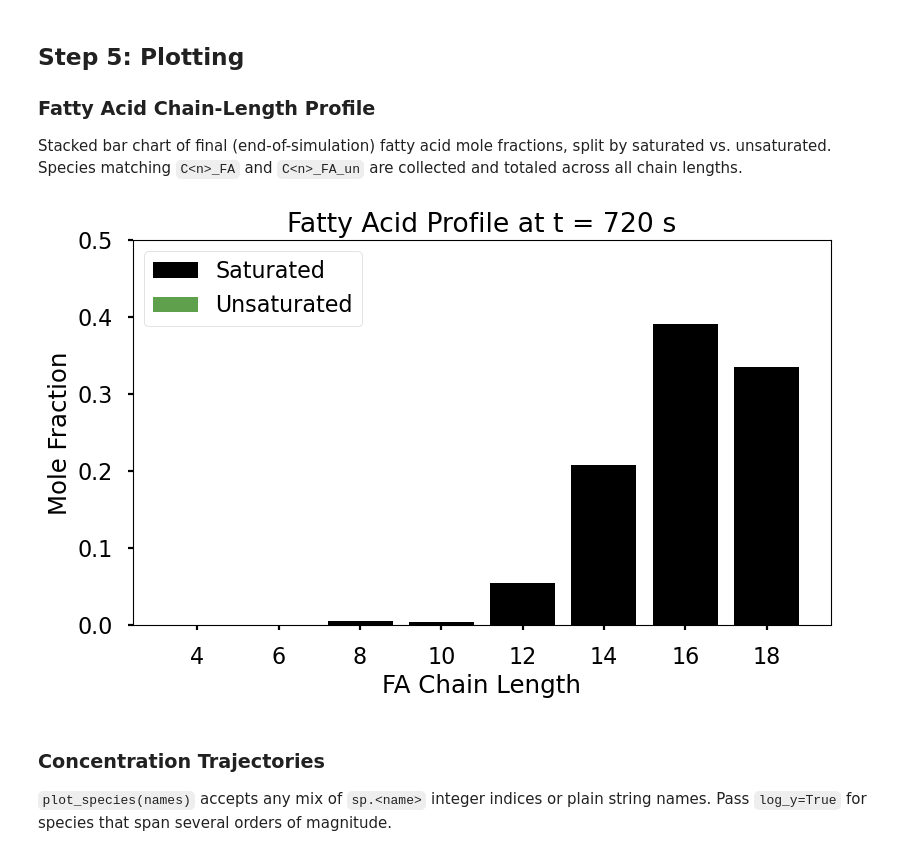
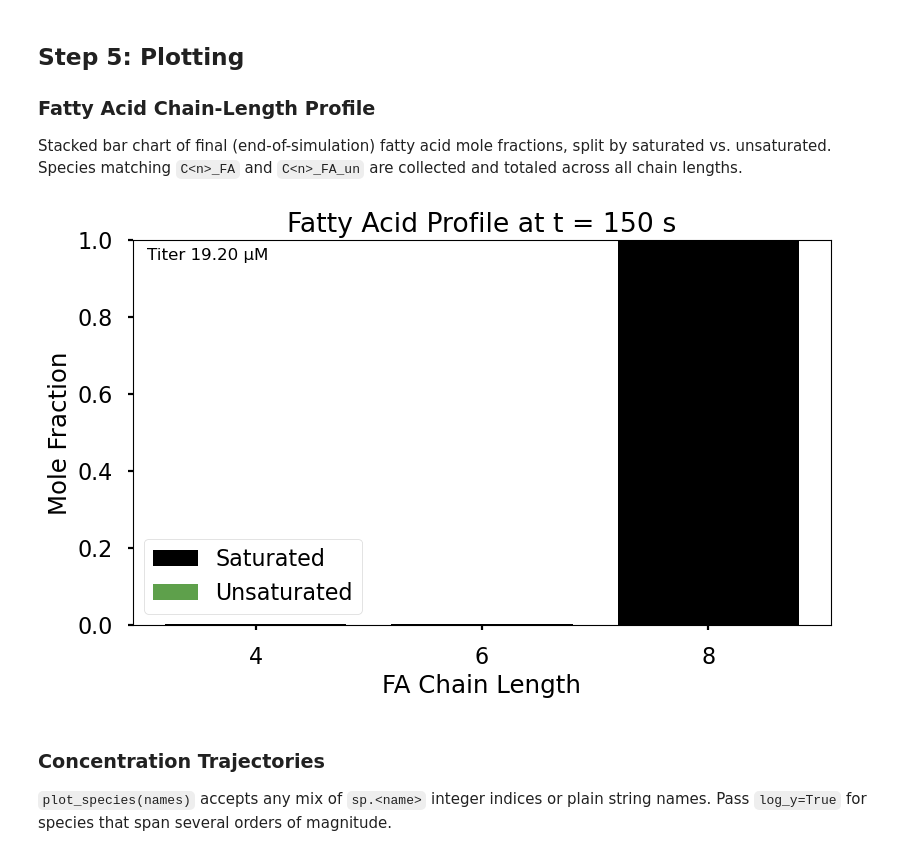
Before and after one commit to annette-thompson/bayesian-kinetic-model, a Jupyter notebook: Python Model/ODE Runner/run_model.ipynb, the cells around one changed output. Saved outputs shown, nothing was run; the diff lists cells and outputs as text; code cells hidden in the pictures.

```diff
--- a/Python Model/ODE Runner/run_model.ipynb
+++ b/Python Model/ODE Runner/run_model.ipynb
@@ -216,22 +233,23 @@ y0[sp.NADH]      = 1000.0
 
 # Enzymes (µM)
 enzyme_concs = {
-    sp.FabD: 1, sp.FabH: 1, sp.FabG: 1, sp.FabZ: 1,
-    sp.FabI: 1, sp.TesA: 10, sp.FabF: 1, sp.FabB: 1, sp.FabA: 1,
+    sp.FabD: 1, sp.FabH:  1, sp.FabG: 1, sp.FabZ: 1,
+    sp.FabI: 1, sp.TesA: 10, sp.FabA: 1, sp.FabB: 1, sp.FabF: 1,
 }
 for idx, conc in enzyme_concs.items():
     y0[idx] = float(conc)
 
+
 # Scaling group values - setting to 1 or 0 will leave parameters alone
 # depending on the scaling parameter (some are within expressions used to scale)
-SCALING_GROUPS = {
-    "a1": 1, "a2": 1, "a3": 1,
-    "b1": 1, "b2": 1, "b3": 1,
-    "c1": 1, "c2": 1, "c3": 1, "c4": 1,
-    "d1": 0, "d2": 0, "e": 1, # "f": 1,
-    "x1": 1, "x2": 1, "x3": 1, "x4": 1,
-}
-theta = set_scaling_group_values(theta, params, SCALING_GROUPS)
+# SCALING_GROUPS = {
+#     "a1": 1, "a2": 1, "a3": 1,
+#     "b1": 1, "b2": 1, "b3": 1,
+#     "c1": 1, "c2": 1, "c3": 1, "c4": 1,
+#     "d1": 0, "d2": 0, "e":  1, # "f":  1,
+#     "x1": 1, "x2": 1, "x3": 1, "x4": 1,
+# }
+# theta = set_scaling_group_values(theta, params, SCALING_GROUPS)
 # %% [markdown]
 ## Step 4: Solve ODEs
 
@@ -240,7 +258,7 @@ theta = set_scaling_group_values(theta, params, SCALING_GROUPS)
 
 The solver used is **Kvaerno5** — an implicit, stiff-safe 5th-order Runge–Kutta method with adaptive step size via a PID controller. Every accepted step is saved; trailing NaN padding is trimmed after solving. Time units are **seconds** internally.
 # %%
-def run_odes(time_range, y0, theta_run, max_steps=1_500, save_steps=True):
+def run_odes(time_range, y0, theta_run, max_steps=10_000, save_steps=True):
 
     sol = dfrx.diffeqsolve(
         dfrx.ODETerm(network),
@@ -250,7 +268,7 @@ def run_odes(time_range, y0, theta_run, max_steps=1_500, save_steps=True):
         args=theta_run,
         saveat=dfrx.SaveAt(steps=True) if save_steps else dfrx.SaveAt(t1=True),
         stepsize_controller=dfrx.PIDController(
-            rtol=1e-4, atol=1e-8, pcoeff=0.2, icoeff=0.4, dcoeff=0,
+            rtol=1e-5, atol=1e-7, pcoeff=0.4, icoeff=0.3, dcoeff=0,
         ),
         max_steps=max_steps,
         throw=False,
@@ -275,6 +293,6 @@ def run_odes(time_range, y0, theta_run, max_steps=1_500, save_steps=True):
 
     return T, C
 # %%
-time_range = [0.0, 720.0]  # seconds
+time_range = [0.0, 150.0]  # seconds
 T, C = run_odes(time_range, y0, theta)
 # %% [output]
@@ -300,35 +318,36 @@ for sp_name in species:
     val = float(final_conc[getattr(sp, sp_name)])
     (unsat_by_chain if m.group(2) else sat_by_chain)[chain] = \
         (unsat_by_chain if m.group(2) else sat_by_chain).get(chain, 0.0) + val
 
 chains = sorted(set(sat_by_chain) | set(unsat_by_chain))
 sat   = np.array([sat_by_chain.get(c, 0.0)   for c in chains])
 unsat = np.array([unsat_by_chain.get(c, 0.0) for c in chains])
 tot = sat.sum() + unsat.sum()
 
 # Normalize to mole fractions (avoid divide-by-zero if all zero)
 sat_frac   = np.divide(sat,   tot, out=np.zeros_like(sat),   where=tot > 0)
 unsat_frac = np.divide(unsat, tot, out=np.zeros_like(unsat), where=tot > 0)
 
 plt.style.use('seaborn-v0_8-poster')
 plt.rcParams['axes.prop_cycle'] = plt.cycler(
     color=[plt.cm.gist_earth(i / 2) for i in range(2)]
 )
 
 fig, ax = plt.subplots(figsize=(9, 5))
 x = np.arange(len(chains))
 ax.bar(x, sat_frac,   label='Saturated')
 ax.bar(x, unsat_frac, bottom=sat_frac, label='Unsaturated')
 ax.set_xticks(x)
 ax.set_xticklabels([str(c) for c in chains])
 ax.set_xlabel('FA Chain Length')
 ax.set_ylabel('Mole Fraction')
 ax.set_title('Fatty Acid Profile at t = {:.0f} s'.format(float(T[-1])))
+ax.text(0.02, 0.98, f'Titer {tot:.2f} µM', transform=ax.transAxes, va='top', ha='left', fontsize=12)
 ax.legend()
-ax.set_ylim(0, 0.5)
+ax.set_ylim(0, 1)
 plt.show()
 # %% [output]
-[figure, old version]
+[figure, new version]
 # %% [markdown]
 ### Concentration Trajectories
 
```
Also changed, not shown: parts of 4 cells of this notebook, 5 other files.
